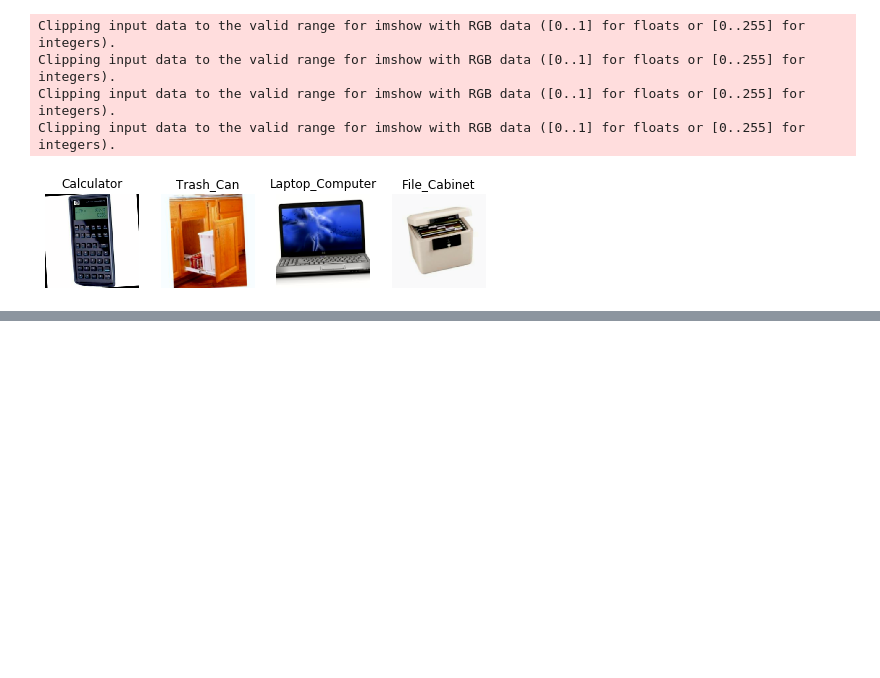
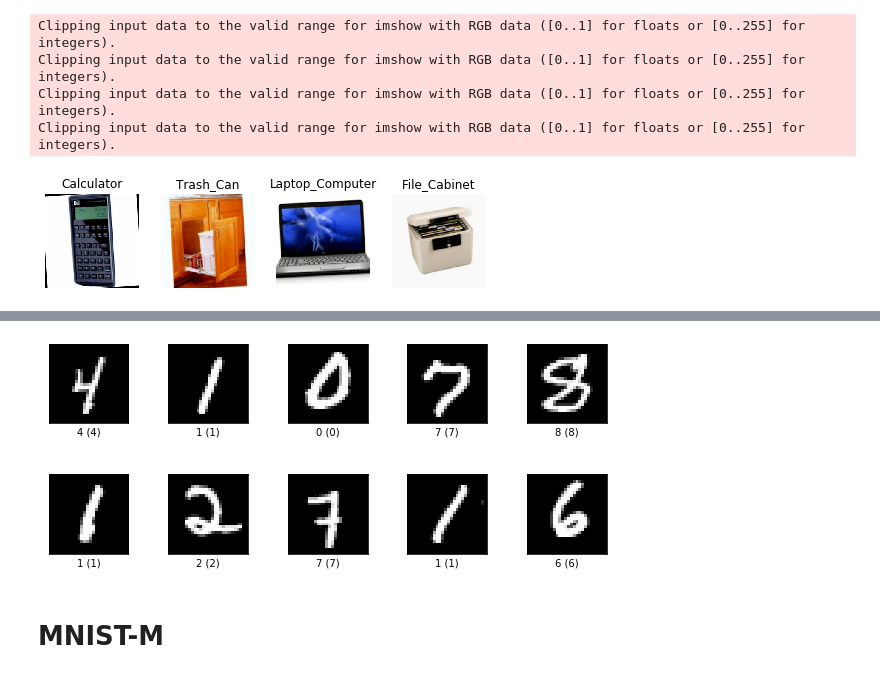
Before and after one commit to LukasHedegaard/dage, a Jupyter notebook: notebooks/dataset-vis.ipynb, the cells around one changed output, grey strips where cells are left out. Cells and saved outputs as stored; diff of their text form; code cells hidden in the pictures; blank space fills up the shorter version.

```diff
--- a/notebooks/dataset-vis.ipynb
+++ b/notebooks/dataset-vis.ipynb
@@ -159,0 +166,4 @@ Clipping input data to the valid range for imshow with RGB data ([0..1] for floa
+# %%
+# mnist = iter(tfds.load(name="mnist", split="train").batch(15))
+mnist_ds, mnist_info = tfds.load("mnist", split="train", with_info=True)
+print(mnist_info)
@@ -159,0 +188,6 @@ Clipping input data to the valid range for imshow with RGB data ([0..1] for floa
+# %%
+fig = tfds.show_examples(mnist_info, mnist_ds, rows=2, cols=5, plot_scale=2.0)
+# %% [output]
+[figure, added]
+# %% [markdown]
+# MNIST-M
```
Also changed, not shown: parts of 15 cells of this notebook, 3 other files.
